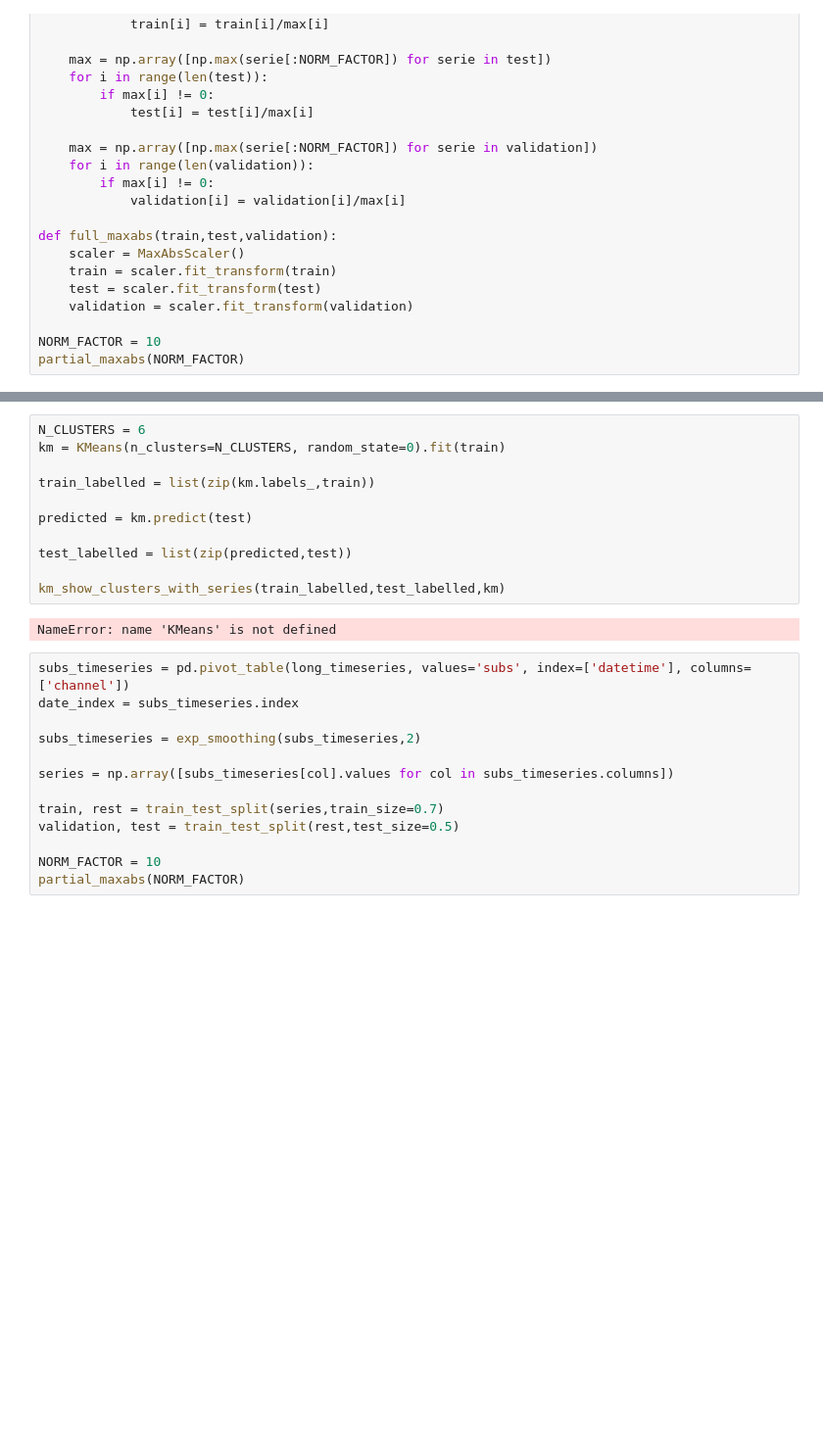
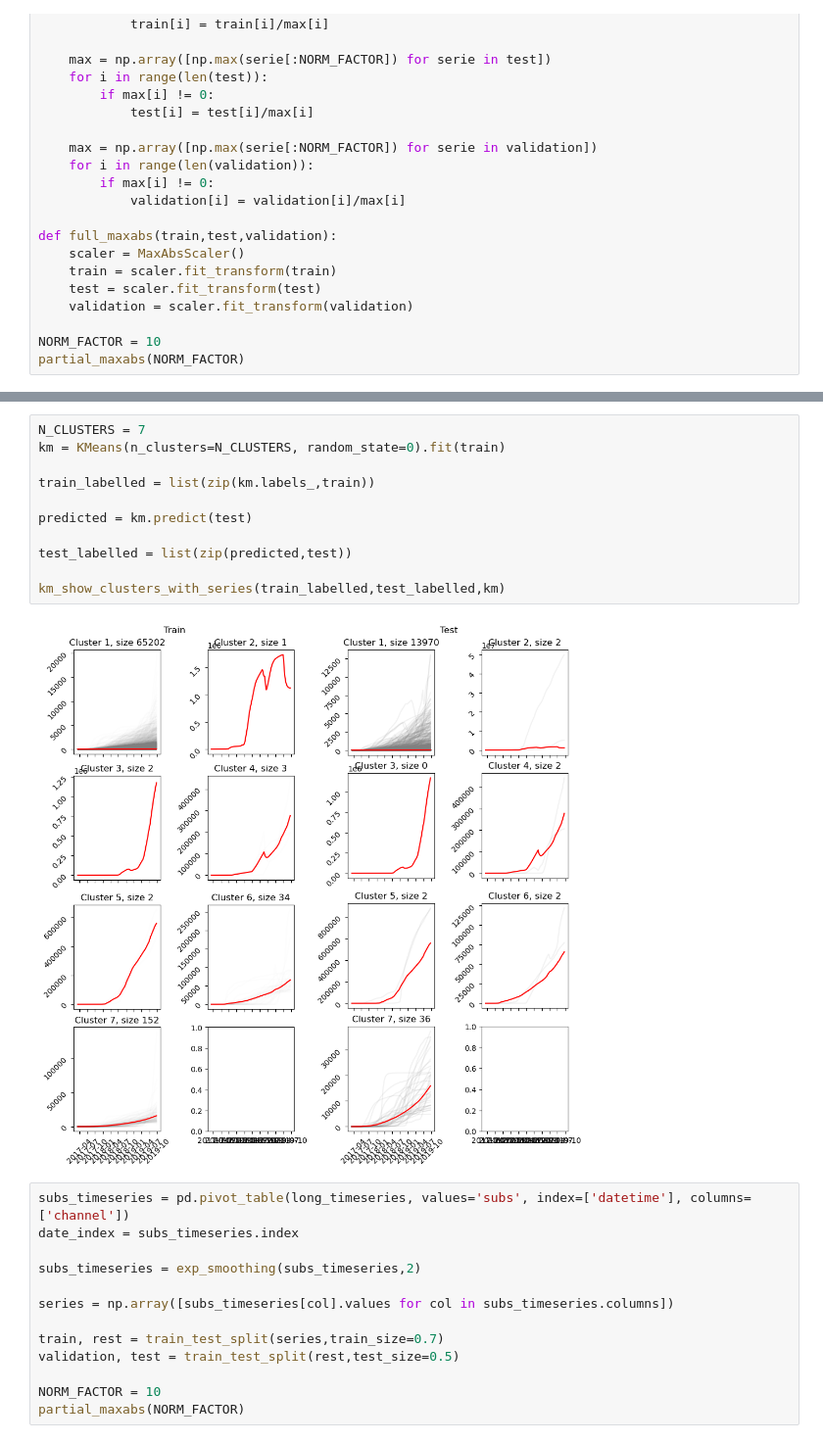
Before and after one commit to epfl-ada/ada-2022-project-pinacolada, a Jupyter notebook: notebook.ipynb, the cells around one changed output, grey strips where cells are left out. Shown at 98% size. Saved outputs shown, nothing was run; the diff lists cells and outputs as text; blank space fills up the shorter version.

```diff
--- a/notebook.ipynb
+++ b/notebook.ipynb
@@ -575,16 +609,16 @@ def km_show_clusters_with_series(train_labelled,test_labelled,clusterer,WIDTH=2)
 # %%
-N_CLUSTERS = 6
+N_CLUSTERS = 7
 km = KMeans(n_clusters=N_CLUSTERS, random_state=0).fit(train)
 
 train_labelled = list(zip(km.labels_,train))
 
 predicted = km.predict(test)
 
 test_labelled = list(zip(predicted,test))
 
 km_show_clusters_with_series(train_labelled,test_labelled,km)
 # %% [output]
-NameError: name 'KMeans' is not defined
+[figure, added]
 # %%
 subs_timeseries = pd.pivot_table(long_timeseries, values='subs', index=['datetime'], columns=['channel'])
 date_index = subs_timeseries.index
```
Also changed, not shown: parts of 18 cells of this notebook.
